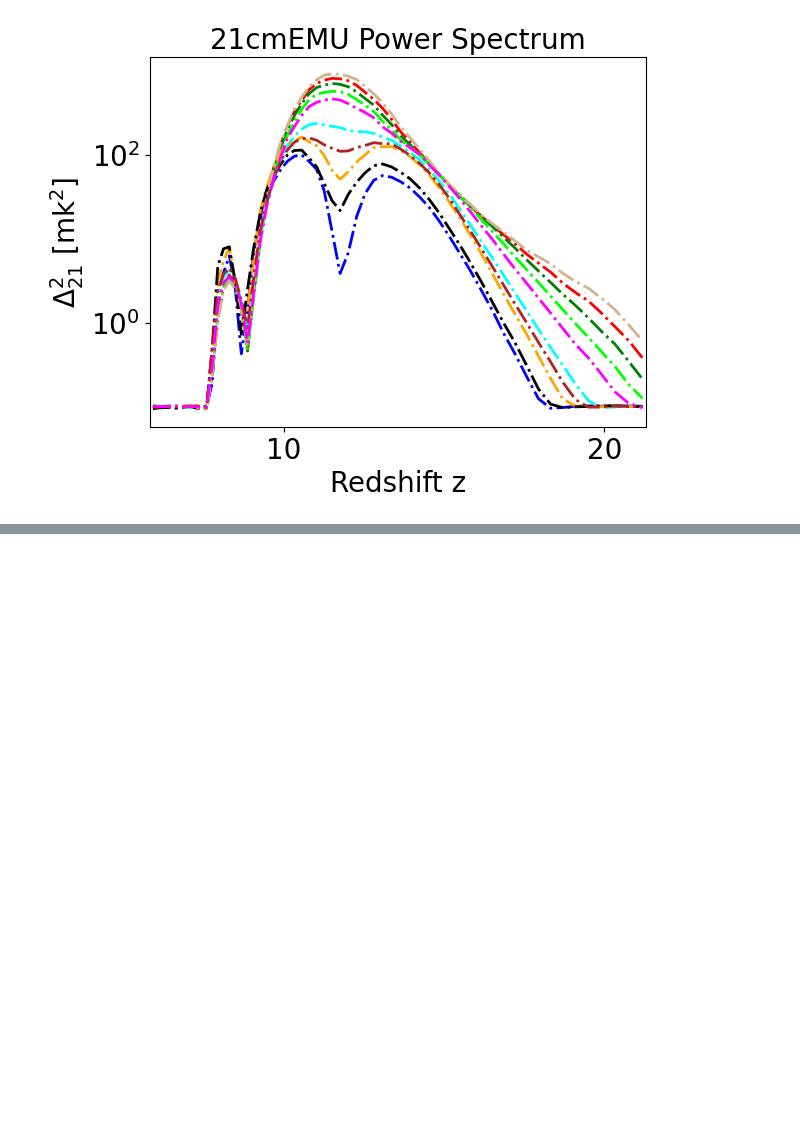
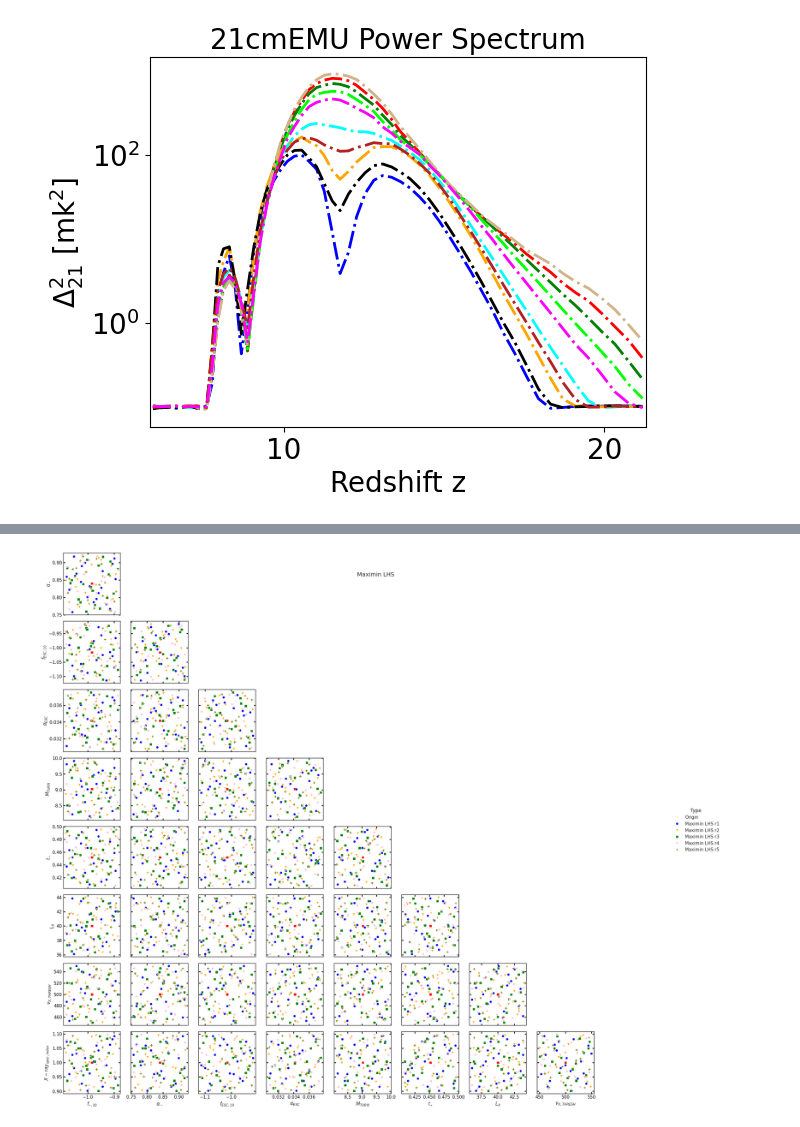
Before and after one commit to Rillard2001/RealMSc, a Jupyter notebook: Tutorials/21cmEMU/21cmEMU_test.ipynb, the cells around one changed output, grey strips where cells are left out. Cells and saved outputs as stored; diff of their text form; code cells hidden in the pictures; blank space fills up the shorter version.

```diff
--- a/Tutorials/21cmEMU/21cmEMU_test.ipynb
+++ b/Tutorials/21cmEMU/21cmEMU_test.ipynb
@@ -293,0 +310,56 @@ corner_plot(sobol, 'Sobol')
+# %%
+test_param = [-0.98454527, 0.84028646, -1.01608287, 0.03414988, 9.02499104, 0.45168016, 40.0, 500.0, 1.0]
+keys = ['F_STAR10', 'ALPHA_STAR', 'F_ESC10', 'ALPHA_ESC', 'M_TURN', 't_STAR', 'L_X','NU_X_THRESH', 'X_RAY_SPEC_INDEX']
+
+input_dict = {k:v for k, v in zip(keys, test_param)}
+
+columns_names = [r'$f_{\star,10}$', r'$\alpha_\star$', r'$f_{ESC,10}$', r'$\alpha_{ESC}$', r'$M_{TURN}$', r'$t_\star$', r'$L_X$', r'$\nu_{X,THRESH}$', r'$X-ray_{spec,index}$']
+
+df = pd.DataFrame([input_dict])
+df.columns = columns_names
+
+
+boundaries = []
+for value in df.iloc[0]:
+    boundaries.append((value - abs(value) * 0.1, value + abs(value) * 0.1))
+# %%
+def sample(name, n_samples, num_rounds, boundaries = boundaries):
+
+    if name == 'hammersly':
+        sampler = Hammersly()
+        label = 'Hammersly'
+
+    elif name == 'lhs':
+        sampler = Lhs(criterion="maximin", iterations=10000)
+        label = 'Maximin LHS'
+
+    else:
+        sampler = Sobol()
+        label = 'Sobol'
+
+
+    dataframes = []
+
+    for i in range(1, num_rounds + 1):
+        dataframes.append('df' + f'{i}')
+        sampled = sampler.generate(boundaries, n_samples)
+        dataframes[i - 1] = pd.DataFrame(sampled, columns = columns_names)
+        dataframes[i - 1]['Type'] = label + f' r{i}'
+
+    df_true = df.copy()
+    df_true['Type'] = 'Origin'
+
+
+    all_points = pd.concat([df_true] + dataframes, ignore_index = True)
+
+    return all_points
+
+
+n_samples = 20
+num_rounds = 5
+
+lhs = sample('lhs', num_rounds = num_rounds, n_samples = n_samples)
+
+corner_plot(lhs, 'Maximin LHS', '20x5_fullparam')
+# %% [output]
+[figure, added]
```
Also changed, not shown: parts of 3 cells of this notebook.
